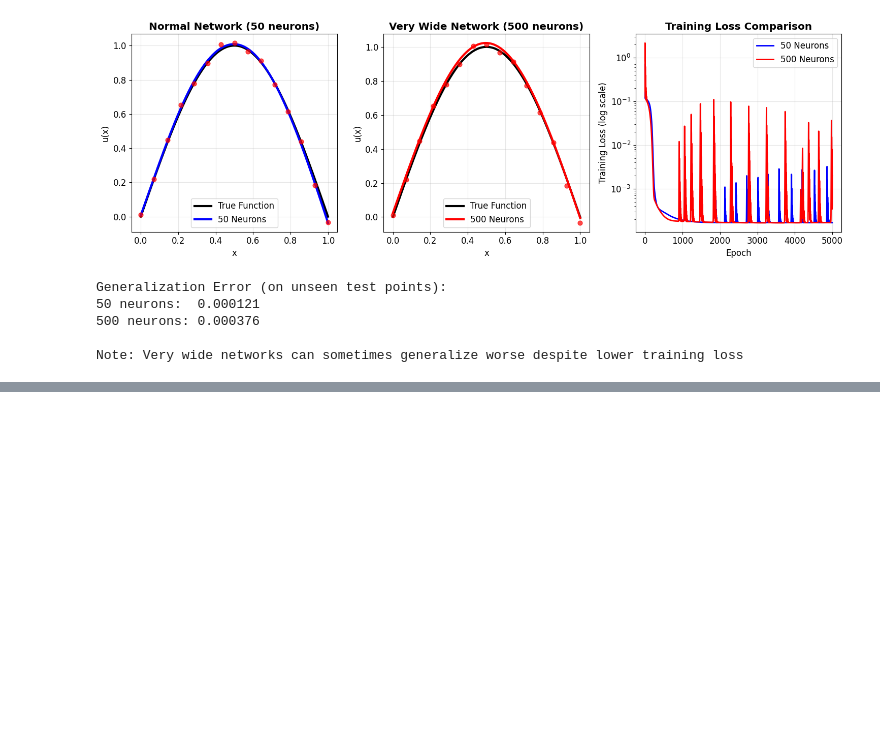
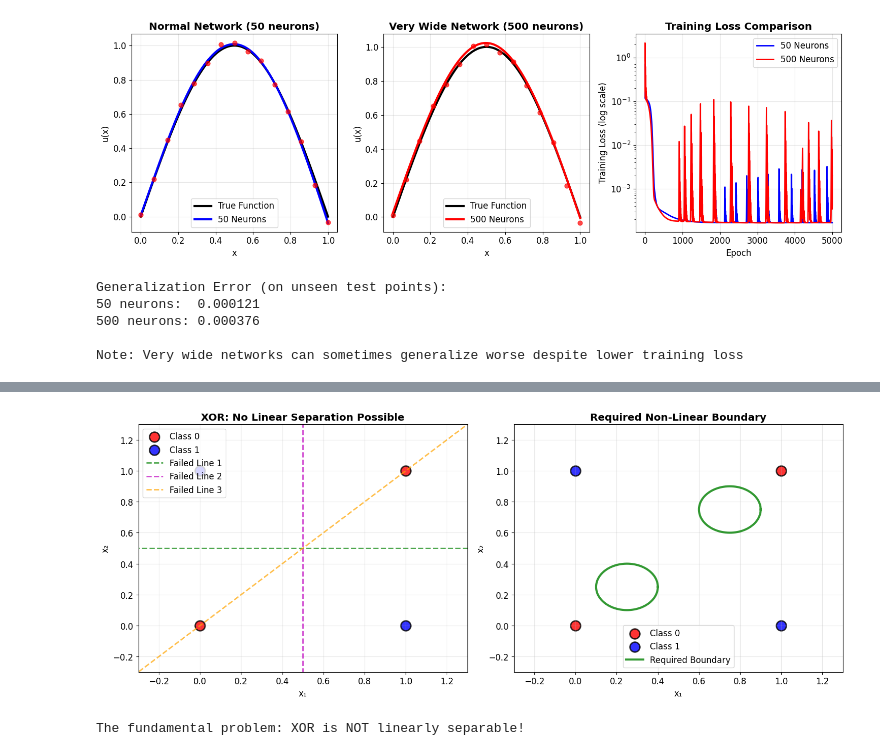
Before and after one commit to kks32-courses/ut-portugal-sciml, a Jupyter notebook: docs/00-mlp/mlp.ipynb, the cells around one changed output, grey strips where cells are left out. Saved outputs shown, nothing was run; the diff lists cells and outputs as text; code cells hidden in the pictures; blank space fills up the shorter version.

```diff
--- a/docs/00-mlp/code.ipynb
+++ b/docs/00-mlp/mlp.ipynb
@@ -914,0 +933,77 @@ Note: Very wide networks can sometimes generalize worse despite lower training l
+# %%
+import numpy as np
+import matplotlib.pyplot as plt
+import torch
+import torch.nn as nn
+import torch.optim as optim
+
+plt.rcParams.update({'font.size': 12, 'figure.figsize': (14, 8)})
+torch.manual_seed(42)
+np.random.seed(42)
+
+# XOR dataset
+X_xor = np.array([[0, 0], [0, 1], [1, 0], [1, 1]], dtype=np.float32)
+y_xor = np.array([[0], [1], [1], [0]], dtype=np.float32)
+
+X_xor_tensor = torch.tensor(X_xor)
+y_xor_tensor = torch.tensor(y_xor)
+
+print("XOR Dataset:")
+for i in range(4):
+    print(f"({X_xor[i,0]}, {X_xor[i,1]}) → {y_xor[i,0]}")
+
+# Visualize the impossibility
+fig, (ax1, ax2) = plt.subplots(1, 2, figsize=(15, 6))
+
+# Plot 1: XOR problem with failed linear attempts
+colors = ['red', 'blue']
+for i in range(2):
+    mask = y_xor.flatten() == i
+    ax1.scatter(X_xor[mask, 0], X_xor[mask, 1],
+               c=colors[i], s=200, alpha=0.8,
+               label=f'Class {i}', edgecolors='black', linewidth=2)
+
+# Failed linear separation attempts
+x_line = np.linspace(-0.5, 1.5, 100)
+ax1.plot(x_line, 0.5 * np.ones_like(x_line), 'g--', linewidth=2, alpha=0.7, label='Failed Line 1')
+ax1.plot(0.5 * np.ones_like(x_line), x_line, 'm--', linewidth=2, alpha=0.7, label='Failed Line 2')
+ax1.plot(x_line, x_line, 'orange', linestyle='--', linewidth=2, alpha=0.7, label='Failed Line 3')
+
+ax1.set_xlim(-0.3, 1.3)
+ax1.set_ylim(-0.3, 1.3)
+ax1.set_xlabel('x₁')
+ax1.set_ylabel('x₂')
+ax1.set_title('XOR: No Linear Separation Possible', fontweight='bold')
+ax1.legend()
+ax1.grid(True, alpha=0.3)
+
+# Plot 2: Required non-linear boundary
+for i in range(2):
+    mask = y_xor.flatten() == i
+    ax2.scatter(X_xor[mask, 0], X_xor[mask, 1],
+               c=colors[i], s=200, alpha=0.8,
+               label=f'Class {i}', edgecolors='black', linewidth=2)
+
+# Conceptual non-linear boundary
+theta = np.linspace(0, 2*np.pi, 100)
+x_circle1 = 0.25 + 0.15*np.cos(theta)
+y_circle1 = 0.25 + 0.15*np.sin(theta)
+x_circle2 = 0.75 + 0.15*np.cos(theta)
+y_circle2 = 0.75 + 0.15*np.sin(theta)
+
+ax2.plot(x_circle1, y_circle1, 'g-', linewidth=3, alpha=0.8, label='Required Boundary')
+ax2.plot(x_circle2, y_circle2, 'g-', linewidth=3, alpha=0.8)
+
+ax2.set_xlim(-0.3, 1.3)
+ax2.set_ylim(-0.3, 1.3)
+ax2.set_xlabel('x₁')
+ax2.set_ylabel('x₂')
+ax2.set_title('Required Non-Linear Boundary', fontweight='bold')
+ax2.legend()
+ax2.grid(True, alpha=0.3)
+
+plt.tight_layout()
+plt.show()
+
+print("\nThe fundamental problem: XOR is NOT linearly separable!")
+# %% [output]
@@ -914,0 +1015,2 @@ Note: Very wide networks can sometimes generalize worse despite lower training l
+[figure, added]
+The fundamental problem: XOR is NOT linearly separable!
```
Also changed, not shown: parts of 18 cells of this notebook, 12 other files.
